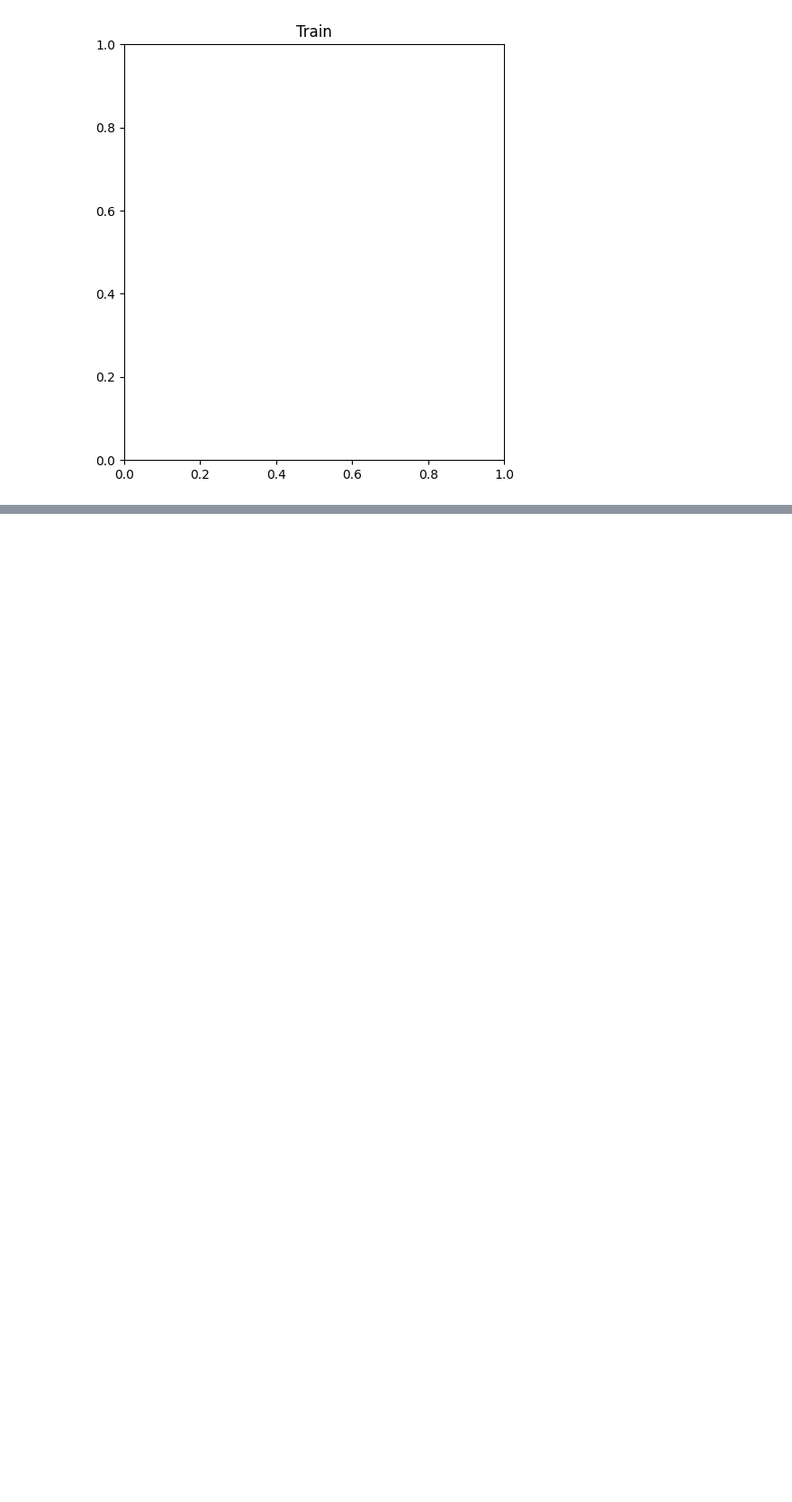
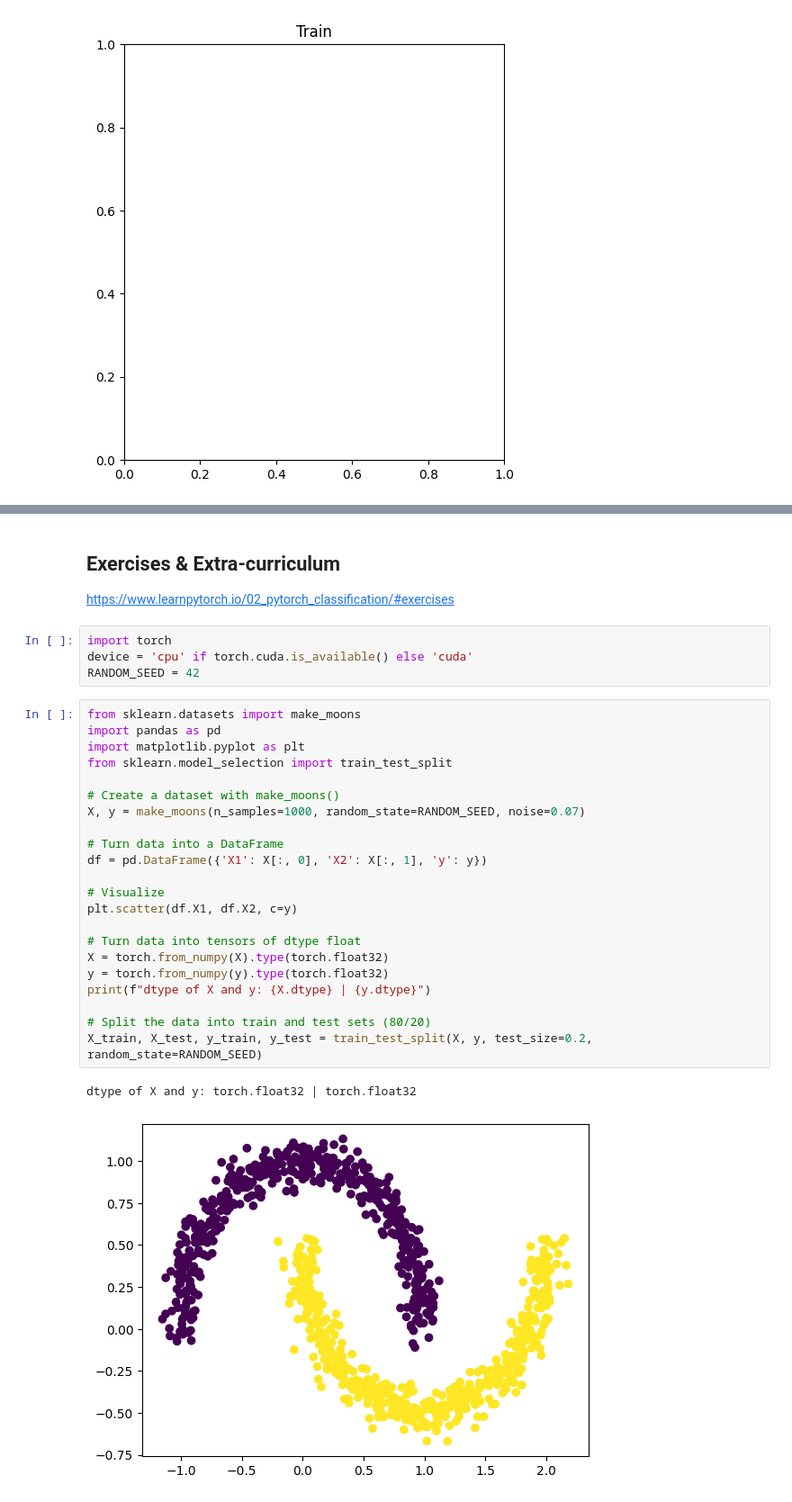
Before and after one commit to JustinTrannn/learningPytorch, a Jupyter notebook: 02_pytorch_classification.ipynb, the cells around one changed output, grey strips where cells are left out. Shown at 90% size. Cells and saved outputs as stored; diff of their text form; blank space fills up the shorter version.

Commit message:
Finished the rest of this notebook and did the exercises

```diff
--- a/02_pytorch_classification.ipynb
+++ b/02_pytorch_classification.ipynb
@@ -1081,0 +1121,33 @@ RuntimeError: shape '[101, 101]' is invalid for input of size 40804
+# %% [markdown]
+## Exercises & Extra-curriculum
+
+https://www.learnpytorch.io/02_pytorch_classification/#exercises
+# %%
+import torch
+device = 'cpu' if torch.cuda.is_available() else 'cuda'
+RANDOM_SEED = 42
+# %%
+from sklearn.datasets import make_moons
+import pandas as pd
+import matplotlib.pyplot as plt
+from sklearn.model_selection import train_test_split
+
+# Create a dataset with make_moons()
+X, y = make_moons(n_samples=1000, random_state=RANDOM_SEED, noise=0.07)
+
+# Turn data into a DataFrame
+df = pd.DataFrame({'X1': X[:, 0], 'X2': X[:, 1], 'y': y})
+
+# Visualize
+plt.scatter(df.X1, df.X2, c=y)
+
+# Turn data into tensors of dtype float
+X = torch.from_numpy(X).type(torch.float32)
+y = torch.from_numpy(y).type(torch.float32)
+print(f"dtype of X and y: {X.dtype} | {y.dtype}")
+
+# Split the data into train and test sets (80/20)
+X_train, X_test, y_train, y_test = train_test_split(X, y, test_size=0.2, random_state=RANDOM_SEED)
+# %% [output]
+dtype of X and y: torch.float32 | torch.float32
+[figure, added]
```
Also changed, not shown: parts of 17 cells of this notebook.
